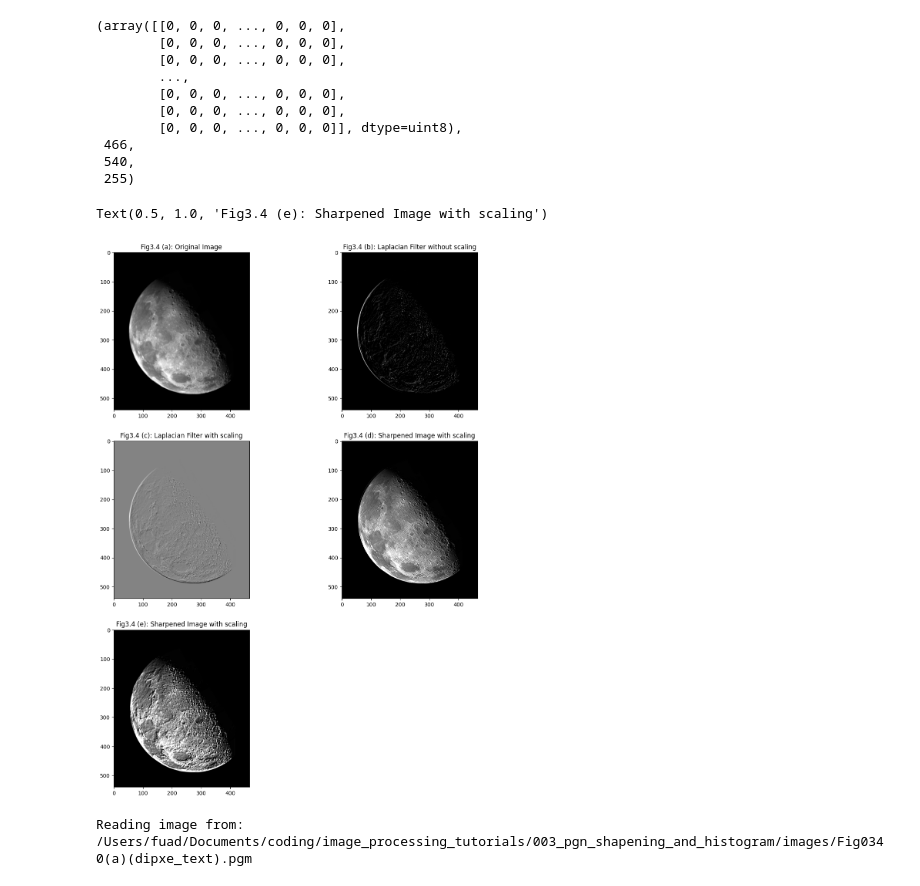
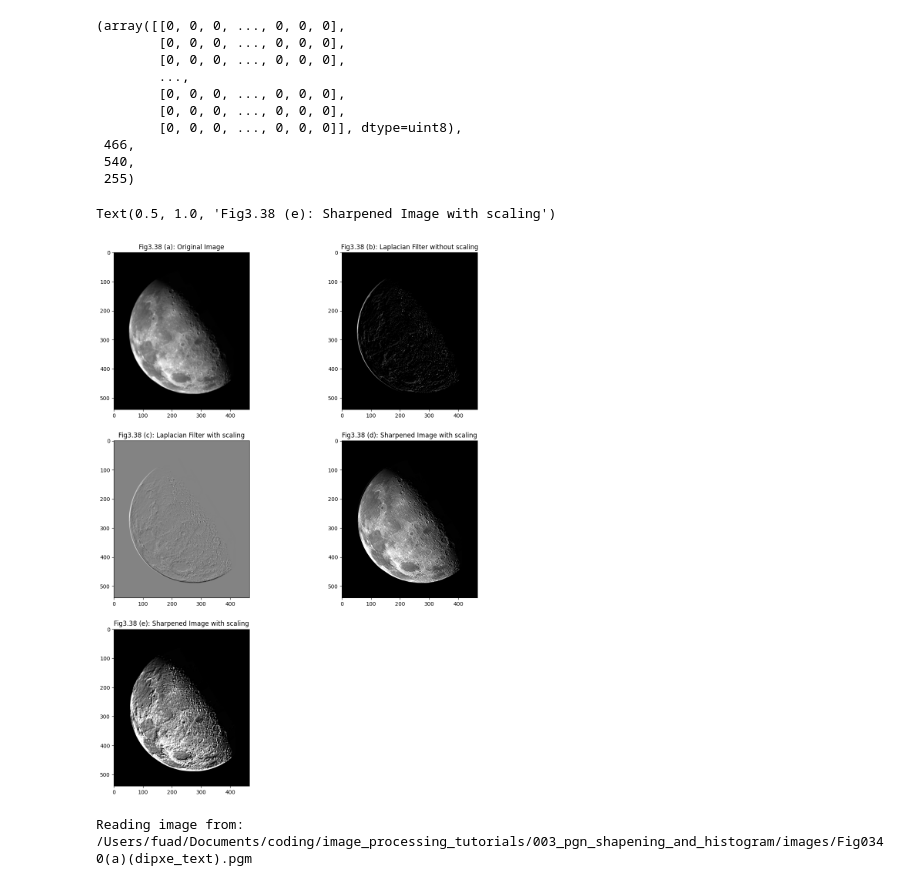
Before and after one commit to fouad1233/image_processing_tutorials, a Jupyter notebook: 003_pgn_shapening_and_histogram/main.ipynb, the cells around one changed output. Cells and saved outputs as stored; diff of their text form; code cells hidden in the pictures.

Commit message:
Update (fix images name)

```diff
--- a/003_pgn_shapening_and_histogram/main.ipynb
+++ b/003_pgn_shapening_and_histogram/main.ipynb
@@ -40,28 +40,28 @@ sharp_image_1 = np.clip(fig_03_38_analyzer.get_image_array() - laplacian_image_w
 # %%
 plt.figure(figsize=(14, 18))
 
 plt.subplot(3, 2, 1)
 plt.imshow(fig_03_38_analyzer.get_image_array(), cmap='gray', vmin=0, vmax=255)
-plt.title('Fig3.4 (a): Original Image')
+plt.title('Fig3.38 (a): Original Image')
 
 plt.subplot(3, 2, 2)
 plt.imshow(laplacian_image_without_scaling, cmap='gray', vmin=0, vmax=255)
-plt.title('Fig3.4 (b): Laplacian Filter without scaling')
+plt.title('Fig3.38 (b): Laplacian Filter without scaling')
 
 plt.subplot(3, 2, 3)
 plt.imshow(laplacian_image_scaled, cmap='gray', vmin=0, vmax=255)
-plt.title('Fig3.4 (c): Laplacian Filter with scaling')
+plt.title('Fig3.38 (c): Laplacian Filter with scaling')
 
 plt.subplot(3, 2, 4)
 plt.imshow(sharp_image, cmap='gray', vmin=0, vmax=255)
-plt.title('Fig3.4 (d): Sharpened Image with scaling')
+plt.title('Fig3.38 (d): Sharpened Image with scaling')
 
 plt.subplot(3, 2, 5)
 plt.imshow(sharp_image_1, cmap='gray', vmin=0, vmax=255)
-plt.title('Fig3.4 (e): Sharpened Image with scaling')
+plt.title('Fig3.38 (e): Sharpened Image with scaling')
 # %% [output]
-Text(0.5, 1.0, 'Fig3.4 (e): Sharpened Image with scaling')
+Text(0.5, 1.0, 'Fig3.38 (e): Sharpened Image with scaling')
-[figure, old version]
+[figure, new version]
 # %%
 fig_03_40_path = images_dir+'Fig0340(a)(dipxe_text).pgm'
 
```
